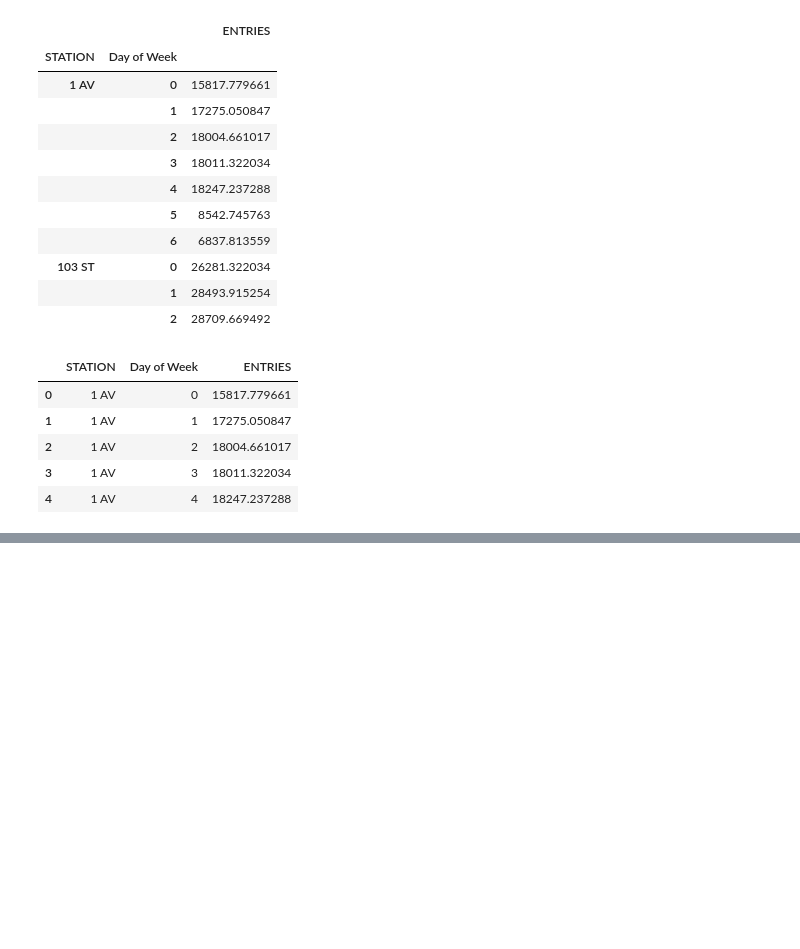
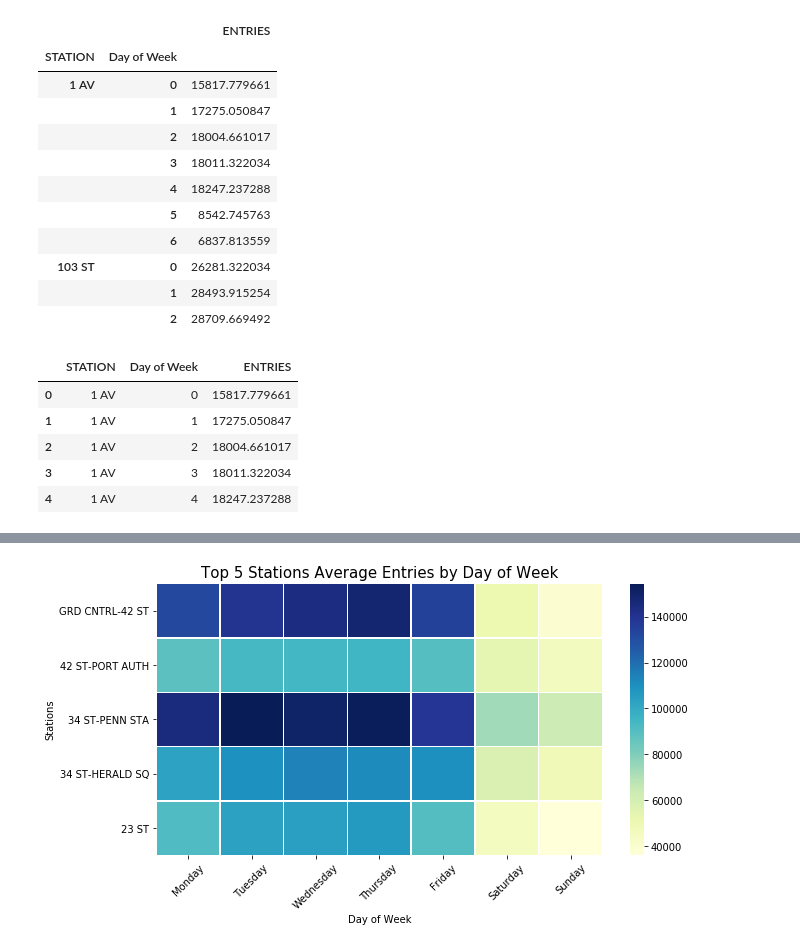
Before and after one commit to alexmuhr/metis_project_1, a Jupyter notebook: Project1_Master.ipynb, the cells around one changed output, grey strips where cells are left out. Drawn from its saved outputs; the diff is of its cells as text; code cells hidden in the pictures; blank space fills up the shorter version.

Commit message:
improved heatmap

```diff
--- a/Project1_Master.ipynb
+++ b/Project1_Master.ipynb
@@ -263,0 +269,4 @@ daily_means_weekly.head()
+# %%
+top_5_list = ['34 ST-PENN STA','GRD CNTRL-43 ST','34 ST-HEARLD SQ','23 ST','42 ST-PORT AUTH']
+top_5_stations = daily_means_weekly[~daily_means_weekly['STATION'].str.contains('COURT SQ')]
+top_5_stations = top_5_stations[top_5_stations['STATION'].str.contains('34 ST-PENN|GRD CNTRL|34 ST-HERALD|23 ST|42 ST-PORT')]
@@ -263,0 +297,11 @@ daily_means_weekly.head()
+# %%
+result = top_5_stations.pivot(index= 'STATION', columns='Day of Week', values='ENTRIES')
+plt.figure(figsize = (10,5))
+g = sns.heatmap(result, annot=False, fmt="g", cmap='YlGnBu', linewidth = 0.5)
+g.invert_yaxis()
+g.set_title("Top 5 Stations Average Entries by Day of Week", fontsize = 15)
+g.set(ylabel='Stations')
+g.set_xticklabels(['Monday', 'Tuesday', 'Wednesday','Thursday','Friday','Saturday','Sunday'], rotation = 45)
+plt.show();
+# %% [output]
+[figure, added]
```
Also changed, not shown: parts of 4 cells of this notebook.
